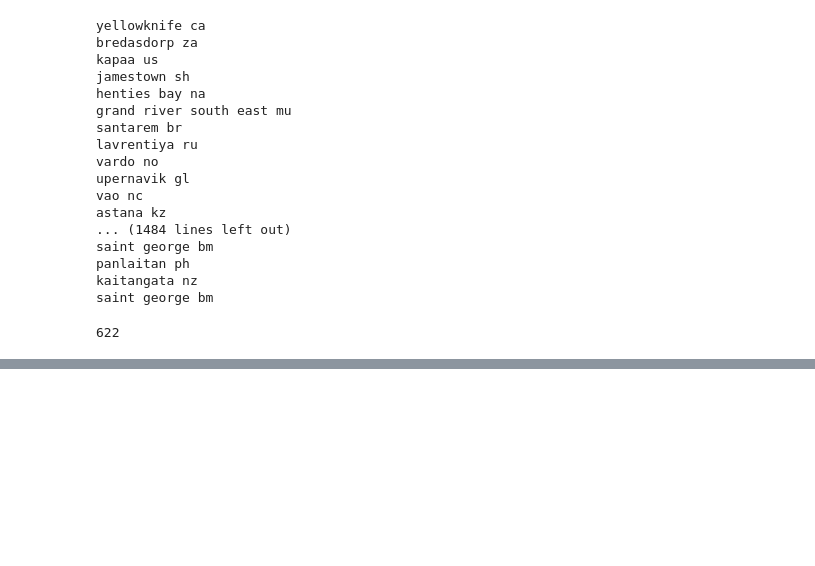
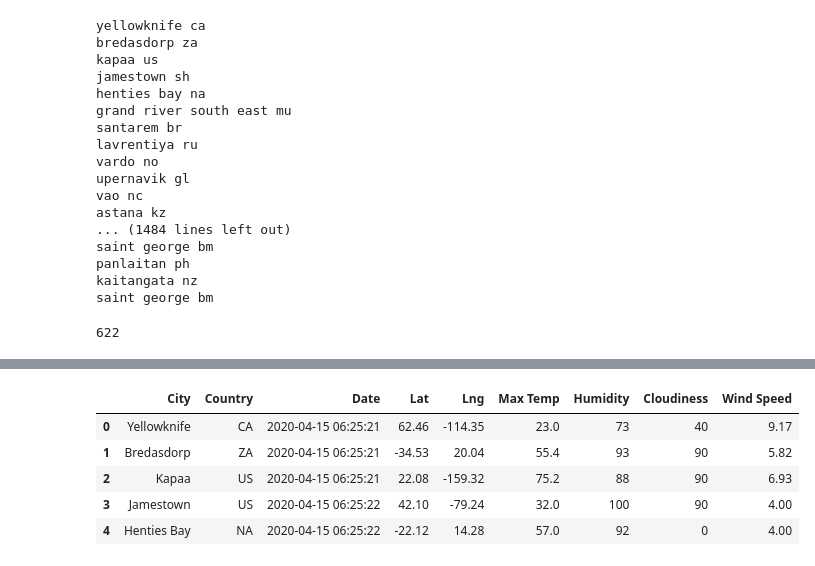
Before and after one commit to zubair97431/World_Weather_Analysis, a Jupyter notebook: WeatherPy.ipynb, the cells around one changed output, grey strips where cells are left out. Cells and saved outputs as stored; diff of their text form; code cells hidden in the pictures; blank space fills up the shorter version.

```diff
--- a/WeatherPy.ipynb
+++ b/WeatherPy.ipynb
@@ -56,0 +168,13 @@ len(cities)
+# %%
+new_column_order = ["City", "Country", "Date", "Lat", "Lng", "Max Temp", "Humidity", "Cloudiness", "Wind Speed"]
+# %%
+city_data_df = city_data_df[new_column_order]
+# %%
+city_data_df.head()
+# %% [output]
+|  | City | Country | Date | Lat | Lng | Max Temp | Humidity | Cloudiness | Wind Speed |
+| 0 | Yellowknife | CA | 2020-04-15 06:25:21 | 62.46 | -114.35 | 23.0 | 73 | 40 | 9.17 |
+| 1 | Bredasdorp | ZA | 2020-04-15 06:25:21 | -34.53 | 20.04 | 55.4 | 93 | 90 | 5.82 |
+| 2 | Kapaa | US | 2020-04-15 06:25:21 | 22.08 | -159.32 | 75.2 | 88 | 90 | 6.93 |
+| 3 | Jamestown | US | 2020-04-15 06:25:22 | 42.10 | -79.24 | 32.0 | 100 | 90 | 4.00 |
+| 4 | Henties Bay | NA | 2020-04-15 06:25:22 | -22.12 | 14.28 | 57.0 | 92 | 0 | 4.00 |
```
Also changed, not shown: parts of 7 cells of this notebook, 3 other files.
